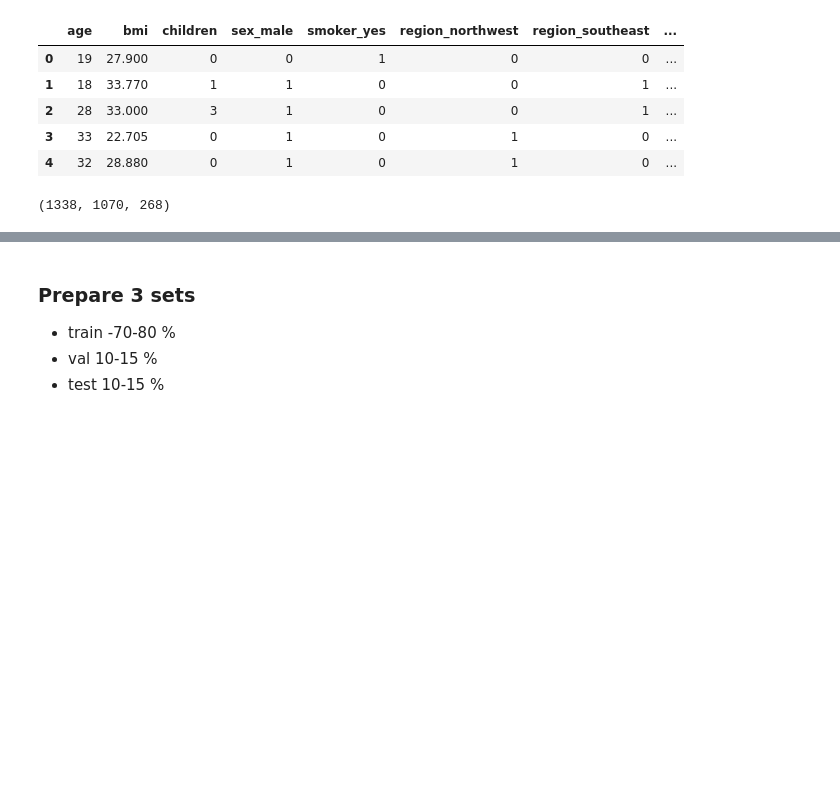
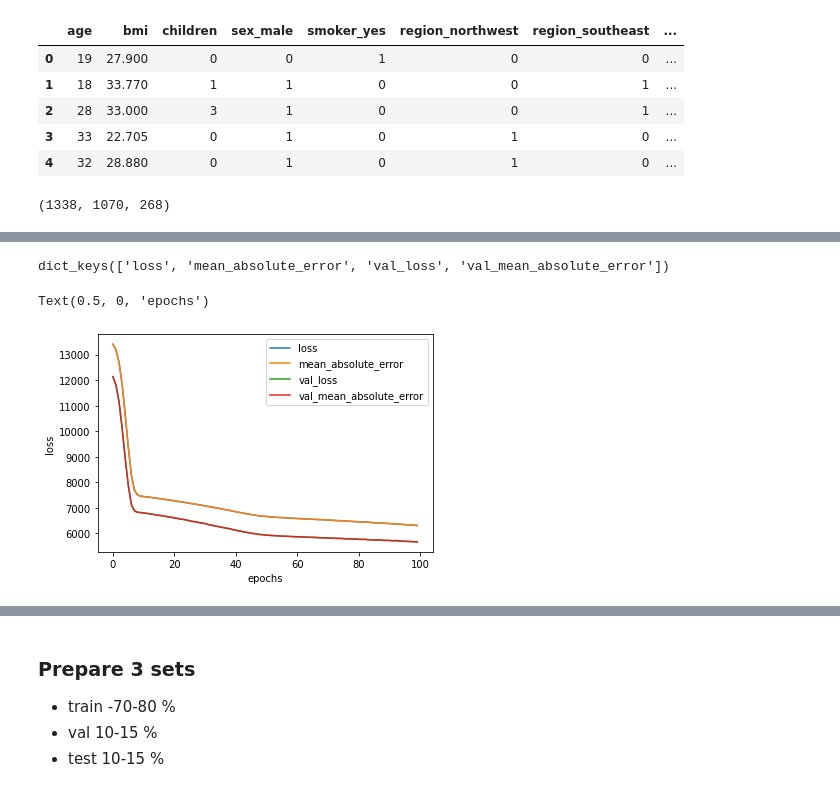
Before and after one commit to PeterPirog/tensorflow-deep-learning, a Jupyter notebook: 01_regression_v2.ipynb, the cells around one changed output, grey strips where cells are left out. Cells and saved outputs as stored; diff of their text form; code cells hidden in the pictures; blank space fills up the shorter version.

```diff
--- a/01_regression_v2.ipynb
+++ b/01_regression_v2.ipynb
@@ -50,8 +50,18 @@ model.add(tf.keras.layers.Dense(1,name='Output'))
 # 2. Compile model
 model.compile(loss=tf.keras.losses.mae,
               optimizer=tf.keras.optimizers.Adam(learning_rate=0.01),
-              metrics=['mae'])
+              metrics=tf.keras.metrics.mae)
+# %%
+callbacks=[tf.keras.callbacks.ReduceLROnPlateau(monitor='val_loss',
+                                                factor=0.1,
+                                                patience=10),
+
+]
 # %%
+from sklearn.utils import shuffle
 #3. Model fit
-model.fit(X_train,y_train,epochs=100)
+history=model.fit(X_train,y_train,epochs=100,
+          validation_split=0.1,
+          shuffle=True,
+          callbacks=callbacks)
 #model.summary()
@@ -57,0 +86,9 @@ model.fit(X_train,y_train,epochs=100)
+# %%
+print(history.history.keys())
+pd.DataFrame(history.history).plot()
+plt.ylabel("loss")
+plt.xlabel("epochs")
+# %% [output]
+dict_keys(['loss', 'mean_absolute_error', 'val_loss', 'val_mean_absolute_error'])
+Text(0.5, 0, 'epochs')
+[figure, added]
```
Also changed, not shown: parts of 14 cells of this notebook.
